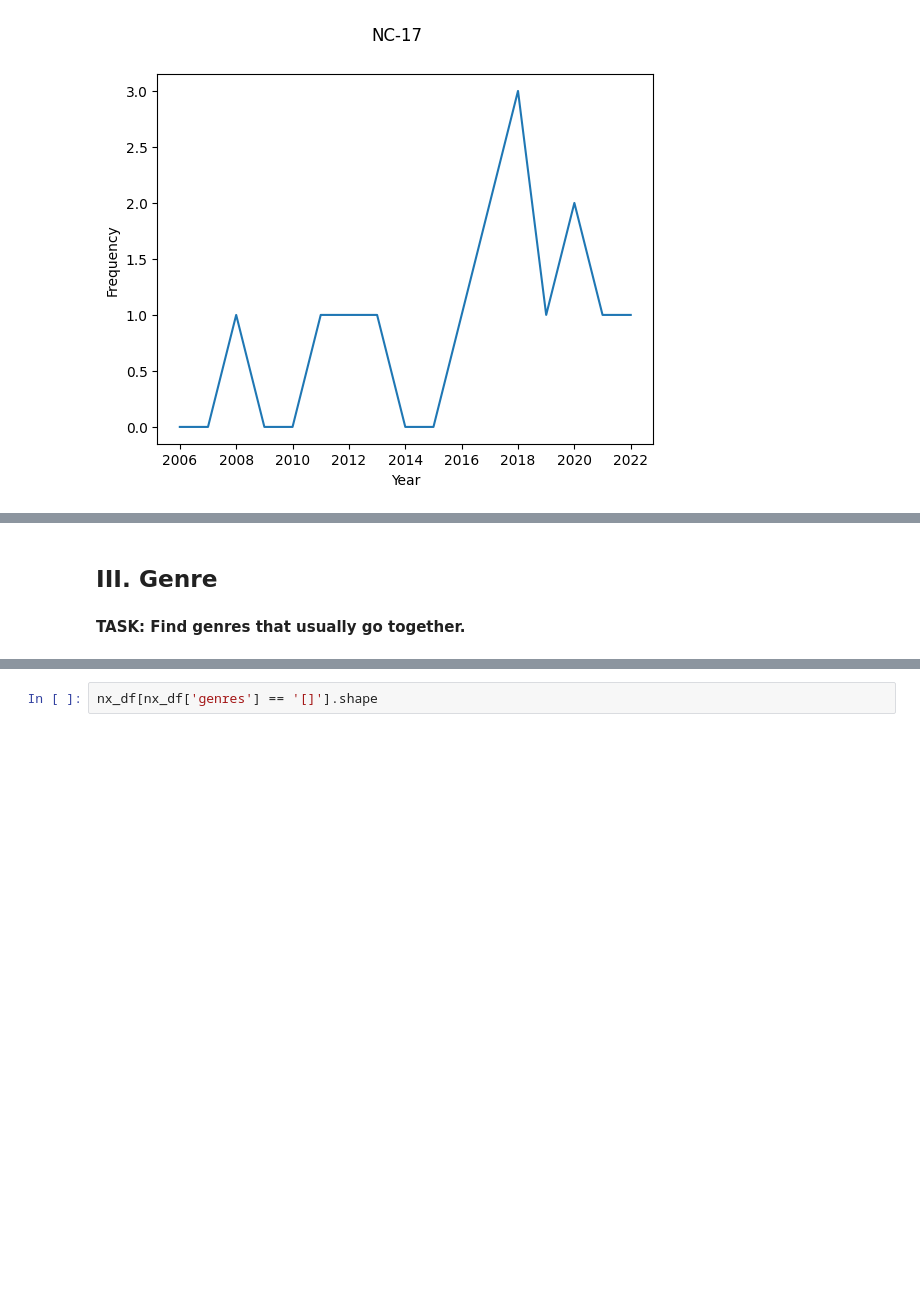
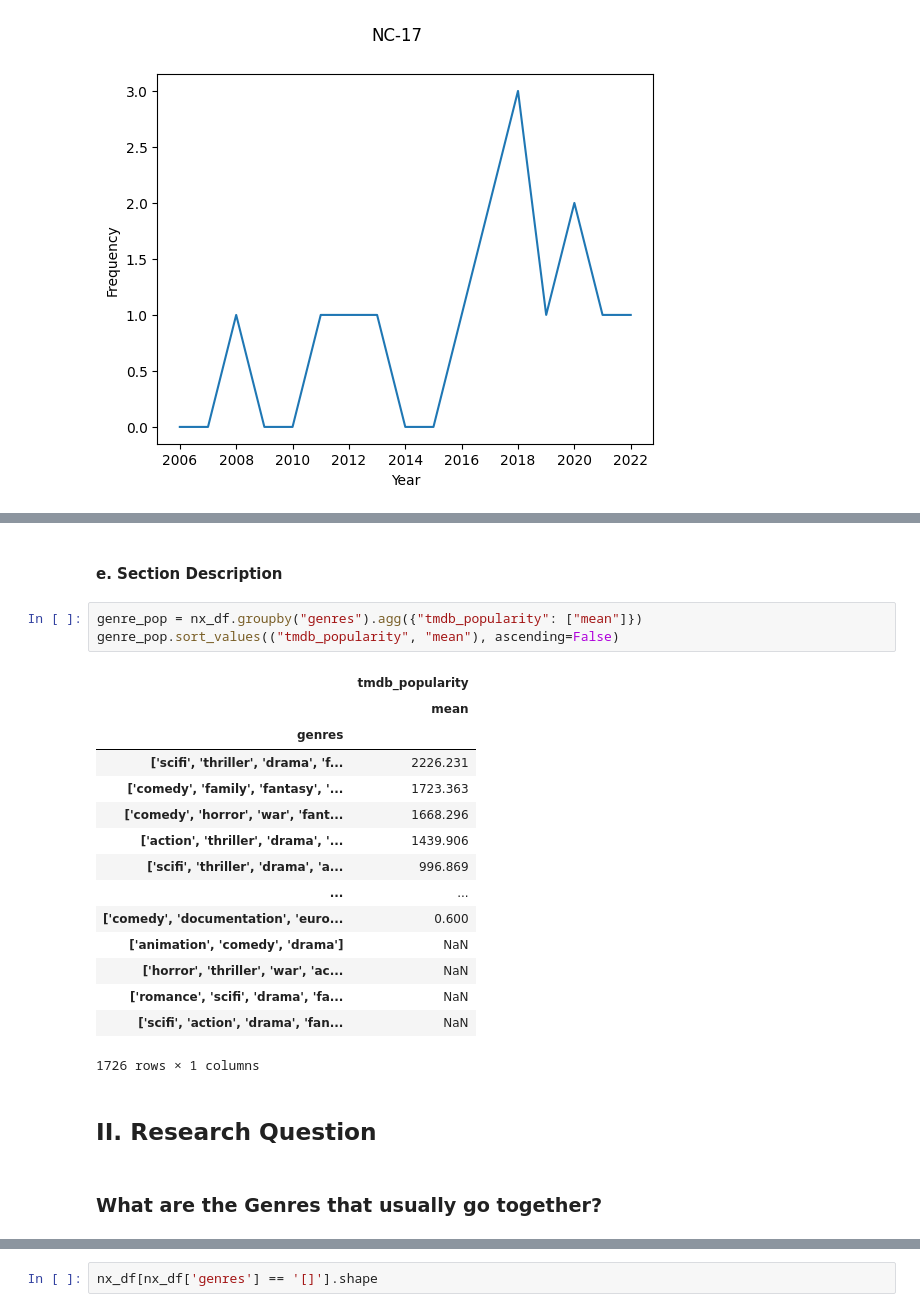
Before and after one commit to RJ0514/CSMODEL_Case_Study, a Jupyter notebook: Phase1.ipynb, the cells around one changed output, grey strips where cells are left out. Drawn from its saved outputs; the diff is of its cells as text; blank space fills up the shorter version.

```diff
--- a/Phase1.ipynb
+++ b/Phase1.ipynb
@@ -236,4 +323,25 @@ for certification in certification_types:
+# %% [markdown]
+#### e. Section Description
+# %%
+genre_pop = nx_df.groupby("genres").agg({"tmdb_popularity": ["mean"]})
+genre_pop.sort_values(("tmdb_popularity", "mean"), ascending=False)
+# %% [output]
+|  | tmdb_popularity |
+|  | mean |
+| genres |  |
+| ['scifi', 'thriller', 'drama', 'f... | 2226.231 |
+| ['comedy', 'family', 'fantasy', '... | 1723.363 |
+| ['comedy', 'horror', 'war', 'fant... | 1668.296 |
+| ['action', 'thriller', 'drama', '... | 1439.906 |
+| ['scifi', 'thriller', 'drama', 'a... | 996.869 |
+| ... | ... |
+| ['comedy', 'documentation', 'euro... | 0.600 |
+| ['animation', 'comedy', 'drama'] | NaN |
+| ['horror', 'thriller', 'war', 'ac... | NaN |
+| ['romance', 'scifi', 'drama', 'fa... | NaN |
+| ['scifi', 'action', 'drama', 'fan... | NaN |
+1726 rows × 1 columns
 # %% [markdown]
-## III. Genre
+## II. Research Question
-# %% [markdown]
-**TASK: Find genres that usually go together.**
+# %% [markdown]
+### What are the Genres that usually go together?
```
Also changed, not shown: parts of 46 cells of this notebook.
